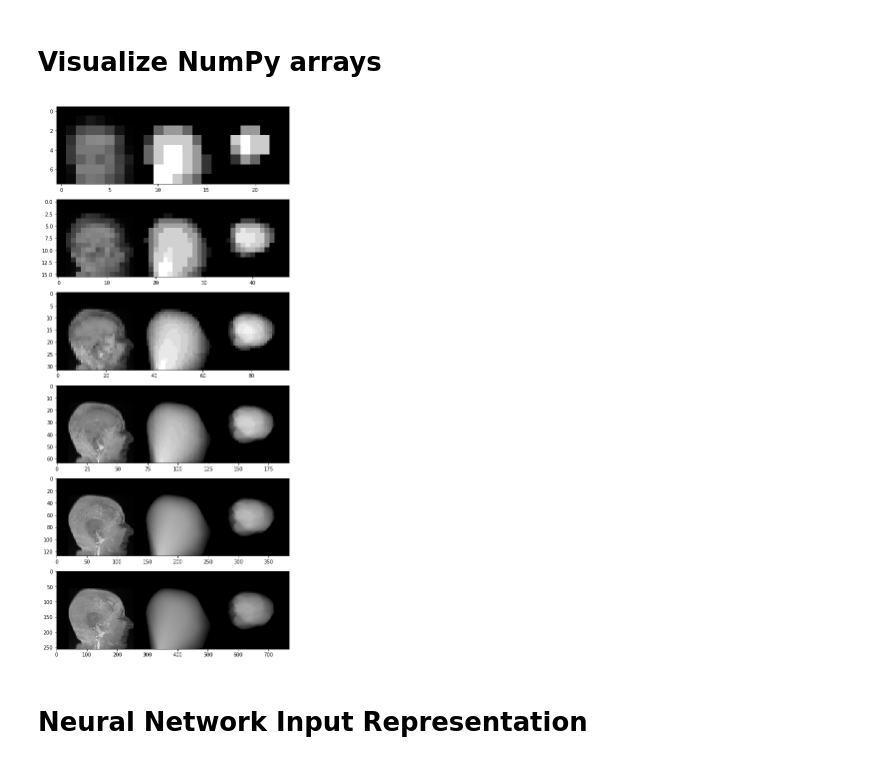
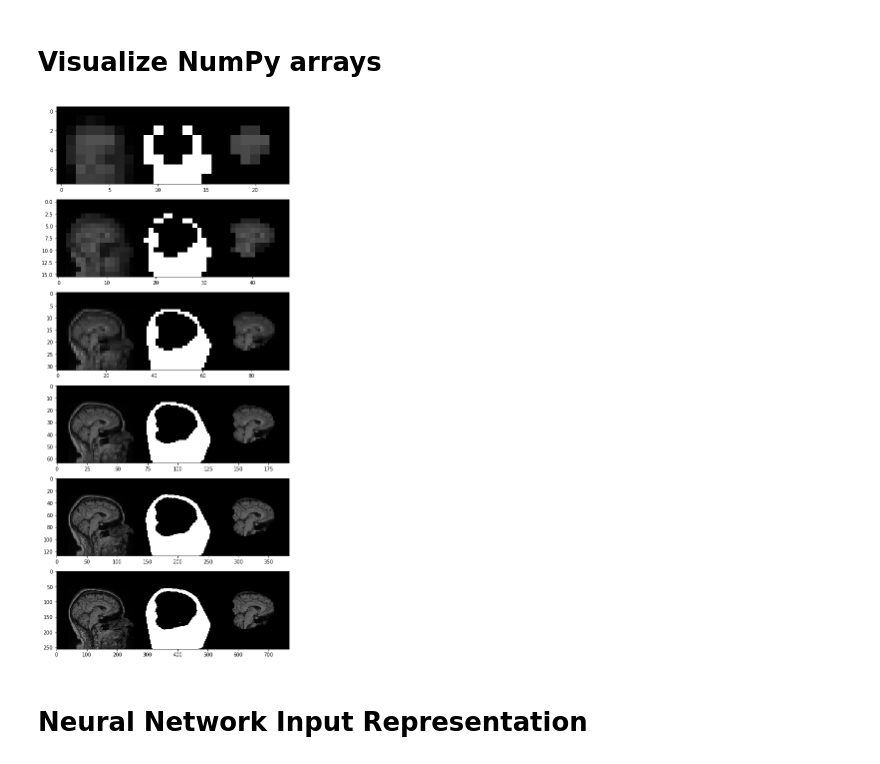
Before and after one commit to lab-midas/brainage, a Jupyter notebook: notebooks/experiments/OASIS-3.ipynb, the cells around one changed output. Cells and saved outputs as stored; diff of their text form; code cells hidden in the pictures.

```diff
--- a/notebooks/experiments/OASIS-3.ipynb
+++ b/notebooks/experiments/OASIS-3.ipynb
@@ -97,19 +97,19 @@ Resolution: original = (256, 256, 256)  convex_hull = (256, 256, 256)   brain_ma
 # %%
 example_ix = "OAS30001_MR_d0129_anat3"
 fig, ax = plt.subplots(nrows=len(oasis_fnames), ncols=1)
 for i, resolution in enumerate(sorted(oasis_fnames.keys())):
     with h5py.File(oasis_fnames[resolution], "r") as f:
 
             # Extract data
             original = f["original"][example_ix][()]
             convex_hull = f["convex_hull"][example_ix][()]
             brain_mask = f["brain_mask"][example_ix][()]
 
-            ax[i].imshow(np.flip(np.concatenate([original.max(axis=1),
-                                       convex_hull.mean(axis=1),
-                                       brain_mask.mean(axis=1)], axis=1), axis=0), cmap=plt.cm.gray)
+            ax[i].imshow(np.flip(np.concatenate([original[:,resolution//2,:],
+                                       (convex_hull*(1-brain_mask))[:,resolution//2,:],
+                                       (original*brain_mask)[:,resolution//2,:]], axis=1), axis=0), cmap=plt.cm.gray)
 # %% [output]
-[figure, old version]
+[figure, new version]
 # %% [markdown]
 # Neural Network Input Representation
 # %%
```
Also changed, not shown: parts of 2 cells of this notebook, 3 other files.
